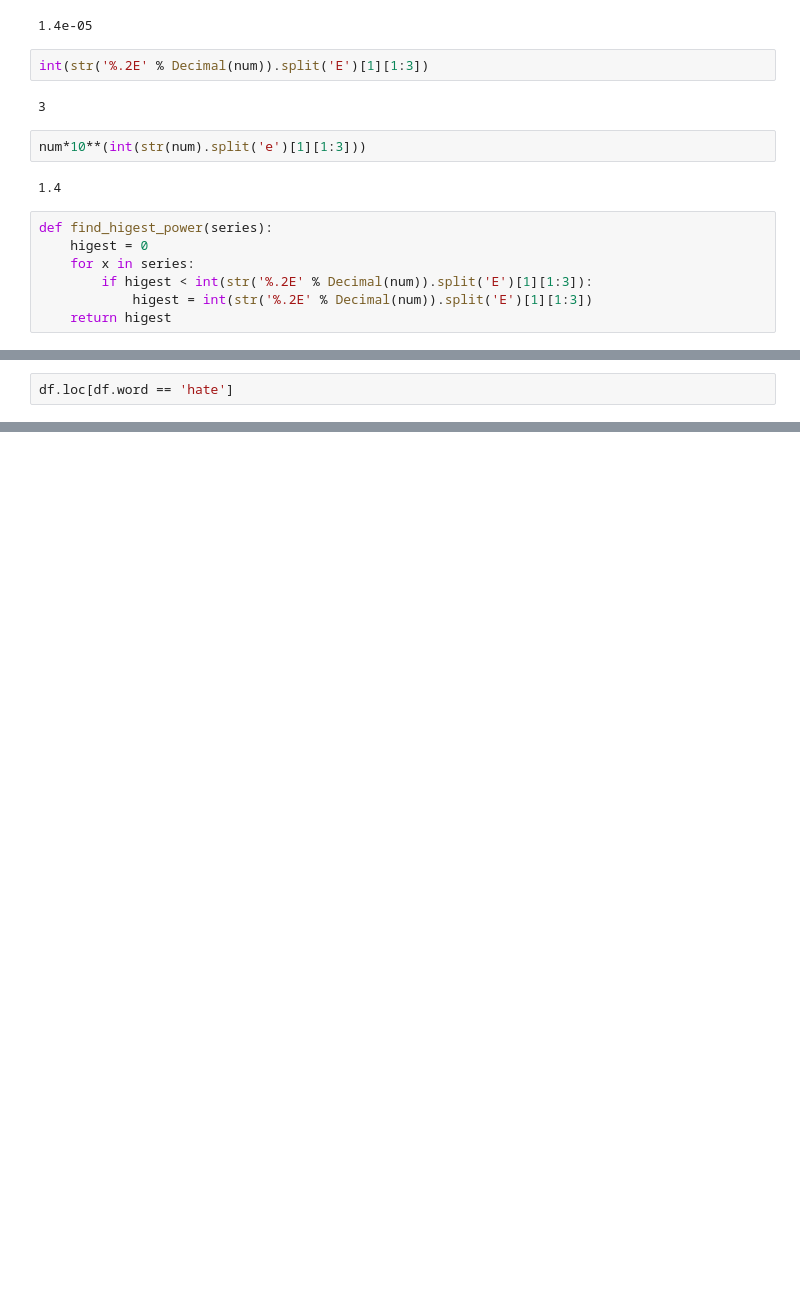
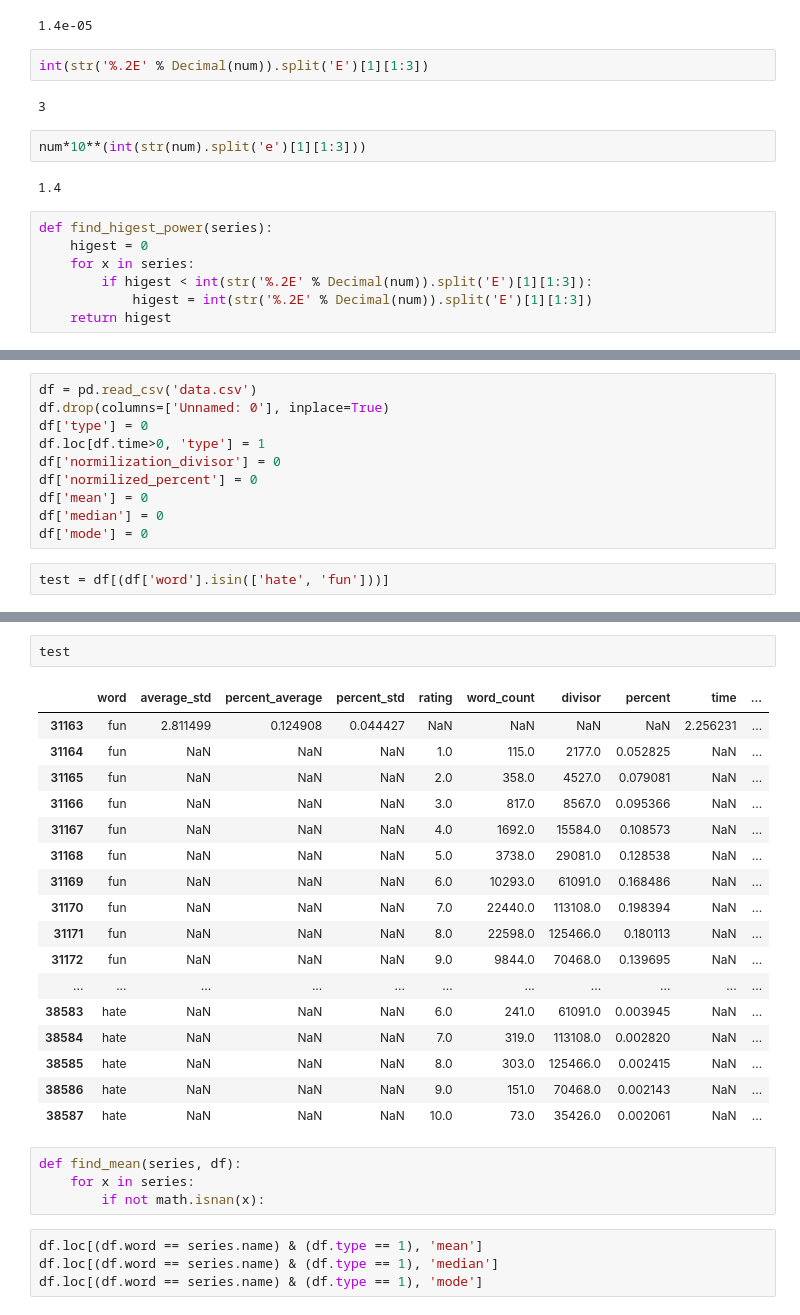
Before and after one commit to matthewgiem/boardgame_sentiment_analysis, a Jupyter notebook: find modifier .ipynb, the cells around one changed output, grey strips where cells are left out. Drawn from its saved outputs; the diff is of its cells as text; blank space fills up the shorter version.

```diff
--- a/find modifier .ipynb
+++ b/find modifier .ipynb
@@ -40,2 +38,12 @@ df = pd.read_csv('data.csv')
+# %%
+df = pd.read_csv('data.csv')
+df.drop(columns=['Unnamed: 0'], inplace=True)
+df['type'] = 0
+df.loc[df.time>0, 'type'] = 1
+df['normilization_divisor'] = 0
+df['normilized_percent'] = 0
+df['mean'] = 0
+df['median'] = 0
+df['mode'] = 0
 # %%
-df.loc[df.word == 'hate']
+test = df[(df['word'].isin(['hate', 'fun']))]
@@ -99,0 +202,28 @@ df
+# %%
+test
+# %% [output]
+|  | word | average_std | percent_average | percent_std | rating | word_count | divisor | percent | time | ... |
+| 31163 | fun | 2.811499 | 0.124908 | 0.044427 | NaN | NaN | NaN | NaN | 2.256231 | ... |
+| 31164 | fun | NaN | NaN | NaN | 1.0 | 115.0 | 2177.0 | 0.052825 | NaN | ... |
+| 31165 | fun | NaN | NaN | NaN | 2.0 | 358.0 | 4527.0 | 0.079081 | NaN | ... |
+| 31166 | fun | NaN | NaN | NaN | 3.0 | 817.0 | 8567.0 | 0.095366 | NaN | ... |
+| 31167 | fun | NaN | NaN | NaN | 4.0 | 1692.0 | 15584.0 | 0.108573 | NaN | ... |
+| 31168 | fun | NaN | NaN | NaN | 5.0 | 3738.0 | 29081.0 | 0.128538 | NaN | ... |
+| 31169 | fun | NaN | NaN | NaN | 6.0 | 10293.0 | 61091.0 | 0.168486 | NaN | ... |
+| 31170 | fun | NaN | NaN | NaN | 7.0 | 22440.0 | 113108.0 | 0.198394 | NaN | ... |
+| 31171 | fun | NaN | NaN | NaN | 8.0 | 22598.0 | 125466.0 | 0.180113 | NaN | ... |
+| 31172 | fun | NaN | NaN | NaN | 9.0 | 9844.0 | 70468.0 | 0.139695 | NaN | ... |
+| ... | ... | ... | ... | ... | ... | ... | ... | ... | ... | ... |
+| 38583 | hate | NaN | NaN | NaN | 6.0 | 241.0 | 61091.0 | 0.003945 | NaN | ... |
+| 38584 | hate | NaN | NaN | NaN | 7.0 | 319.0 | 113108.0 | 0.002820 | NaN | ... |
+| 38585 | hate | NaN | NaN | NaN | 8.0 | 303.0 | 125466.0 | 0.002415 | NaN | ... |
+| 38586 | hate | NaN | NaN | NaN | 9.0 | 151.0 | 70468.0 | 0.002143 | NaN | ... |
+| 38587 | hate | NaN | NaN | NaN | 10.0 | 73.0 | 35426.0 | 0.002061 | NaN | ... |
+# %%
+def find_mean(series, df):
+    for x in series:
+        if not math.isnan(x):
+# %%
+df.loc[(df.word == series.name) & (df.type == 1), 'mean']
+df.loc[(df.word == series.name) & (df.type == 1), 'median']
+df.loc[(df.word == series.name) & (df.type == 1), 'mode']
```
Also changed, not shown: parts of 23 cells of this notebook, 3 other files.
